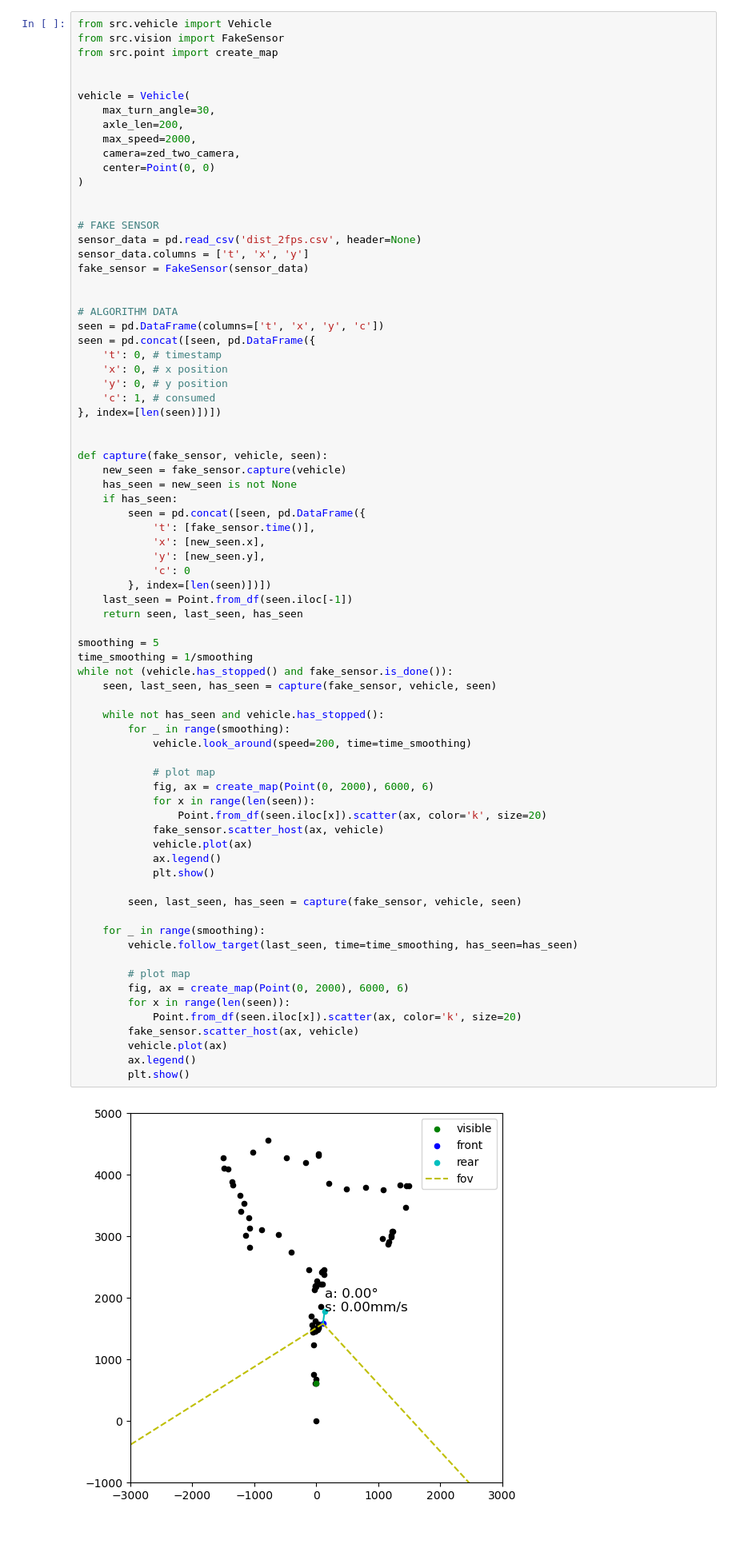
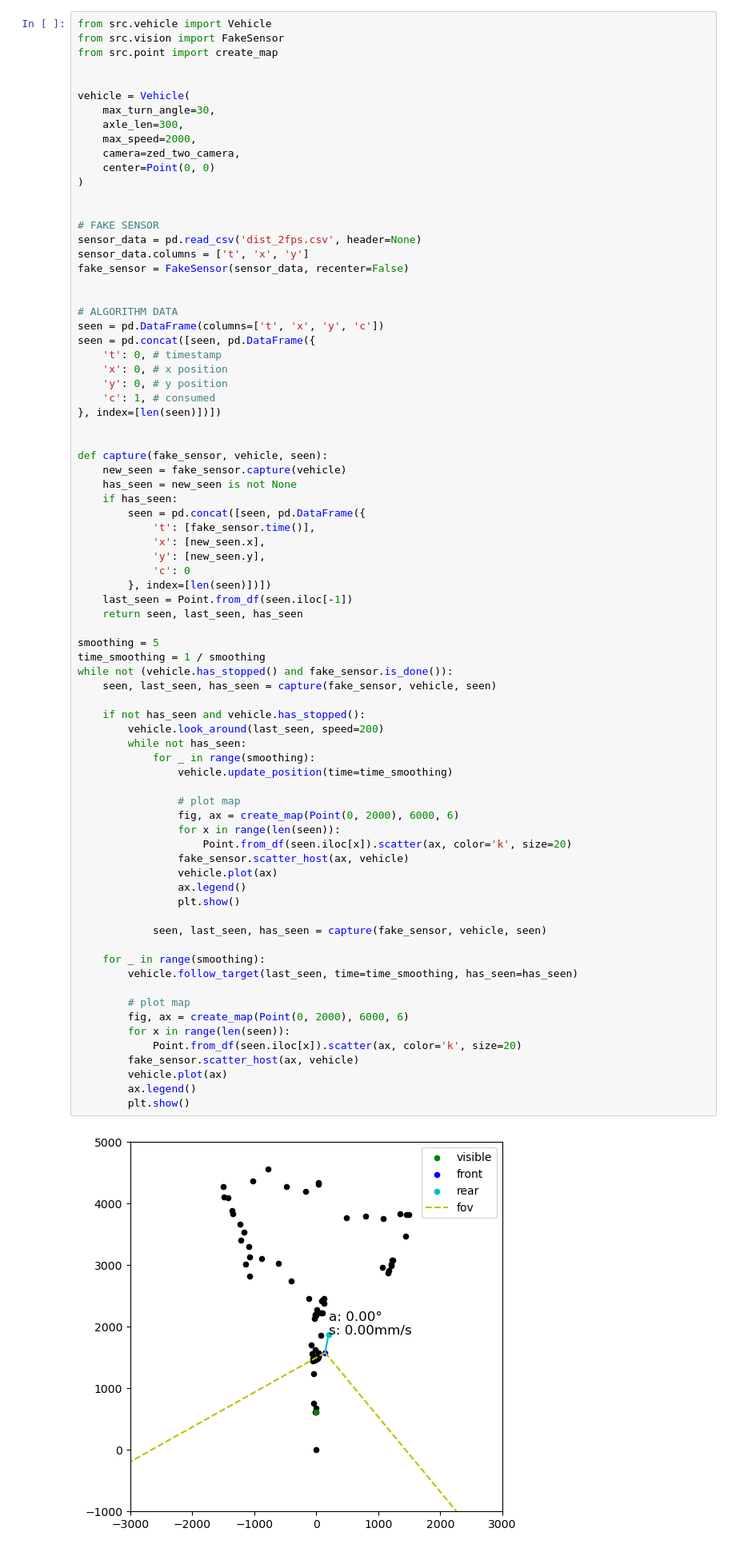
Before and after one commit to comtois-etienne/CSIE5047_Smart_Luggage, a Jupyter notebook: notebook.ipynb, the cells around one changed output. Shown at 80% size. Saved outputs shown, nothing was run; the diff lists cells and outputs as text.

Commit message:
bug fix look_around & relative position wip

```diff
--- a/notebook.ipynb
+++ b/notebook.ipynb
@@ -624,7 +618,7 @@ from src.point import create_map
 
 vehicle = Vehicle(
     max_turn_angle=30,
-    axle_len=200,
+    axle_len=300,
     max_speed=2000,
     camera=zed_two_camera,
     center=Point(0, 0)
@@ -634,7 +628,7 @@ vehicle = Vehicle(
 # FAKE SENSOR
 sensor_data = pd.read_csv('dist_2fps.csv', header=None)
 sensor_data.columns = ['t', 'x', 'y']
-fake_sensor = FakeSensor(sensor_data)
+fake_sensor = FakeSensor(sensor_data, recenter=False)
 
 
 # ALGORITHM DATA
@@ -652,44 +646,46 @@ def capture(fake_sensor, vehicle, seen):
     has_seen = new_seen is not None
     if has_seen:
         seen = pd.concat([seen, pd.DataFrame({
             't': [fake_sensor.time()],
             'x': [new_seen.x],
             'y': [new_seen.y],
             'c': 0
         }, index=[len(seen)])])
     last_seen = Point.from_df(seen.iloc[-1])
     return seen, last_seen, has_seen
 
 smoothing = 5
-time_smoothing = 1/smoothing
+time_smoothing = 1 / smoothing
 while not (vehicle.has_stopped() and fake_sensor.is_done()):
     seen, last_seen, has_seen = capture(fake_sensor, vehicle, seen)
 
-    while not has_seen and vehicle.has_stopped():
-        for _ in range(smoothing):
-            vehicle.look_around(speed=200, time=time_smoothing)
+    if not has_seen and vehicle.has_stopped():
+        vehicle.look_around(last_seen, speed=200)
+        while not has_seen:
+            for _ in range(smoothing):
+                vehicle.update_position(time=time_smoothing)
 
-            # plot map
-            fig, ax = create_map(Point(0, 2000), 6000, 6)
-            for x in range(len(seen)):
-                Point.from_df(seen.iloc[x]).scatter(ax, color='k', size=20)
-            fake_sensor.scatter_host(ax, vehicle)
-            vehicle.plot(ax)
-            ax.legend()
-            plt.show()
+                # plot map
+                fig, ax = create_map(Point(0, 2000), 6000, 6)
+                for x in range(len(seen)):
+                    Point.from_df(seen.iloc[x]).scatter(ax, color='k', size=20)
+                fake_sensor.scatter_host(ax, vehicle)
+                vehicle.plot(ax)
+                ax.legend()
+                plt.show()
 
-        seen, last_seen, has_seen = capture(fake_sensor, vehicle, seen)
+            seen, last_seen, has_seen = capture(fake_sensor, vehicle, seen)
 
     for _ in range(smoothing):
         vehicle.follow_target(last_seen, time=time_smoothing, has_seen=has_seen)
 
         # plot map
         fig, ax = create_map(Point(0, 2000), 6000, 6)
         for x in range(len(seen)):
             Point.from_df(seen.iloc[x]).scatter(ax, color='k', size=20)
         fake_sensor.scatter_host(ax, vehicle)
         vehicle.plot(ax)
         ax.legend()
         plt.show()
 # %% [output]
-[figure, old version]
+[figure, new version]
```
Also changed, not shown: parts of 3 cells of this notebook, 3 other files.
